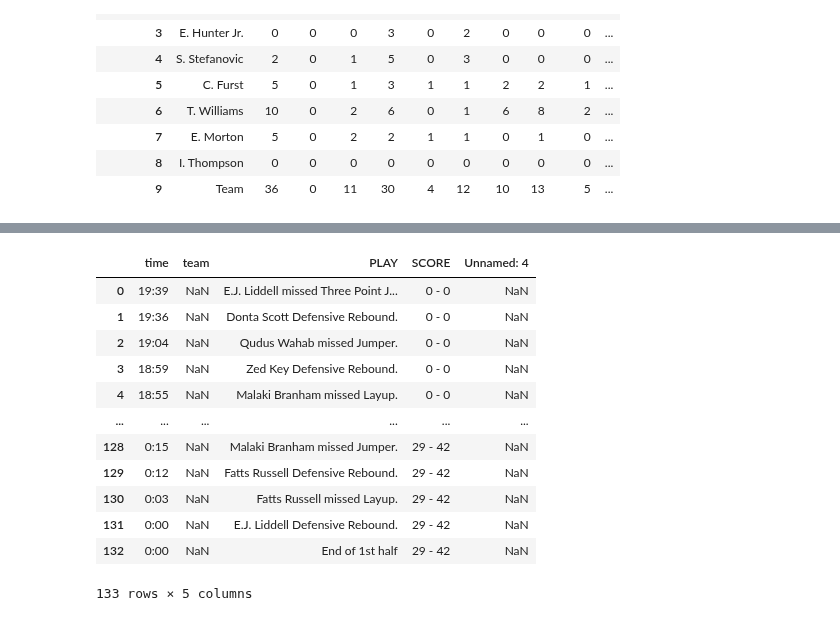
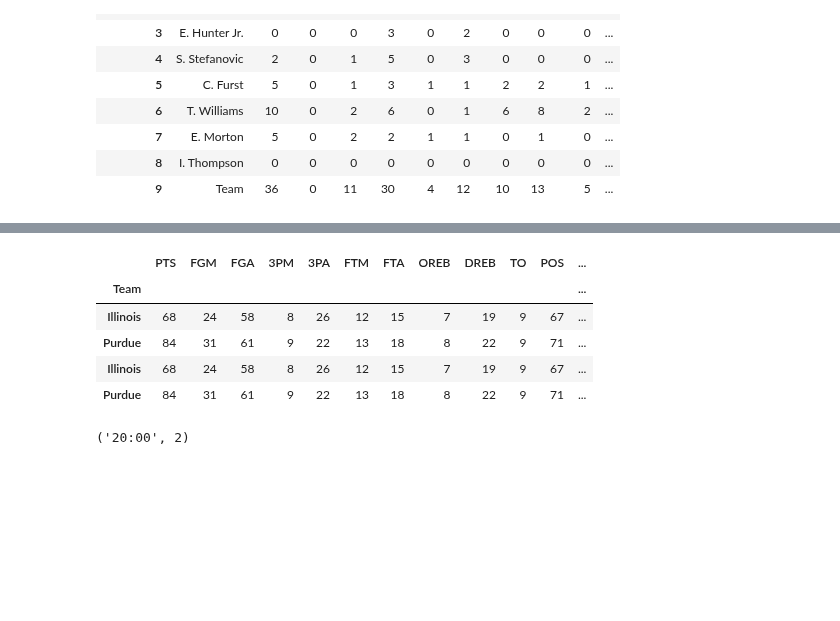
Before and after one commit to fmathews11/College_Basketball_Functions, a Jupyter notebook: Pulling_In_Boxscores.ipynb, the cells around one changed output, grey strips where cells are left out. Saved outputs shown, nothing was run; the diff lists cells and outputs as text; code cells hidden in the pictures; blank space fills up the shorter version.

Commit message:
Added Timestamp Function

```diff
--- a/Pulling_In_Boxscores.ipynb
+++ b/Pulling_In_Boxscores.ipynb
@@ -208,9 +188,9 @@ pd.read_html(url)
 # %%
-#test_df = None
+test_df = None
 last_reported_time = 0
 # %%
 i = 0
-n_iter = 50
+n_iter = 1
 url = "https://www.espn.com/mens-college-basketball/playbyplay/_/gameId/"
 game_id = 401364432
 half = 2
@@ -302,19 +262,34 @@ for i in test_df.columns.tolist()[:16]:
 # %%
-url = "https://www.espn.com/mens-college-basketball/playbyplay/_/gameId/"
-game_id = 401364425
-url = url + str(game_id)
-pd.read_html(url)[1]
+def append_real_time_data(game_id,stats_df):
+  temp_df = get_agg_boxscore(401364432,disp = False)
+  return pd.concat([stats_df,temp_df])
+append_real_time_data(401364432,test_df)
 # %% [output]
-|  | time | team | PLAY | SCORE | Unnamed: 4 |
-| 0 | 19:39 | NaN | E.J. Liddell missed Three Point J... | 0 - 0 | NaN |
-| 1 | 19:36 | NaN | Donta Scott Defensive Rebound. | 0 - 0 | NaN |
-| 2 | 19:04 | NaN | Qudus Wahab missed Jumper. | 0 - 0 | NaN |
-| 3 | 18:59 | NaN | Zed Key Defensive Rebound. | 0 - 0 | NaN |
-| 4 | 18:55 | NaN | Malaki Branham missed Layup. | 0 - 0 | NaN |
-| ... | ... | ... | ... | ... | ... |
-| 128 | 0:15 | NaN | Malaki Branham missed Jumper. | 29 - 42 | NaN |
-| 129 | 0:12 | NaN | Fatts Russell Defensive Rebound. | 29 - 42 | NaN |
-| 130 | 0:03 | NaN | Fatts Russell missed Layup. | 29 - 42 | NaN |
-| 131 | 0:00 | NaN | E.J. Liddell Defensive Rebound. | 29 - 42 | NaN |
-| 132 | 0:00 | NaN | End of 1st half | 29 - 42 | NaN |
+|  | PTS | FGM | FGA | 3PM | 3PA | FTM | FTA | OREB | DREB | TO | POS | ... |
+| Team |  |  |  |  |  |  |  |  |  |  |  | ... |
+| Illinois | 68 | 24 | 58 | 8 | 26 | 12 | 15 | 7 | 19 | 9 | 67 | ... |
+| Purdue | 84 | 31 | 61 | 9 | 22 | 13 | 18 | 8 | 22 | 9 | 71 | ... |
+| Illinois | 68 | 24 | 58 | 8 | 26 | 12 | 15 | 7 | 19 | 9 | 67 | ... |
+| Purdue | 84 | 31 | 61 | 9 | 22 | 13 | 18 | 8 | 22 | 9 | 71 | ... |
-133 rows × 5 columns
+# %%
+def get_game_timestamp_half(game_id):
+  """
+  Returns a tuple:
+    [0]: The current timestamp of the half currently being played
+    [1]: Which half is currently being played
+  """
+  url = "https://www.espn.com/mens-college-basketball/playbyplay/_/gameId/"
+  game_id = 401364432
+  url = url + str(game_id)
+
+  half = 2
+  all_dfs = pd.read_html(url)
+  if np.isnan(all_dfs[0].iloc[0,2]):
+    half = 1
+
+  target_df = df = pd.read_html(url)[1]
+  current_time = df.iloc[0,0]
+  return current_time,half
+get_game_timestamp(401364432)
+# %% [output]
+('20:00', 2)
```
Also changed, not shown: parts of 3 cells of this notebook.
